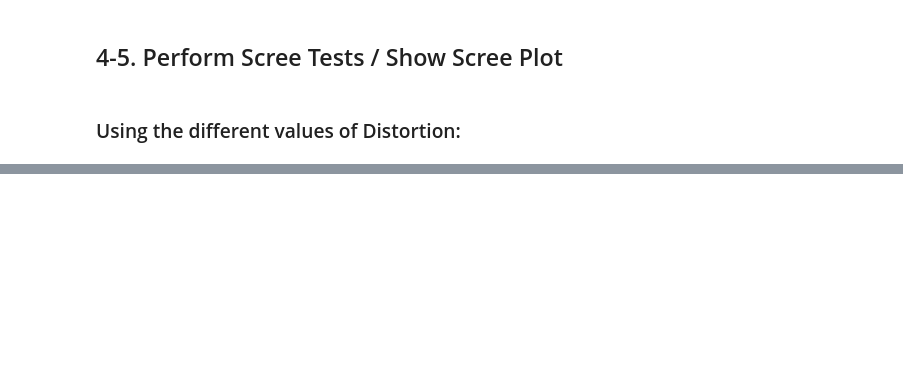
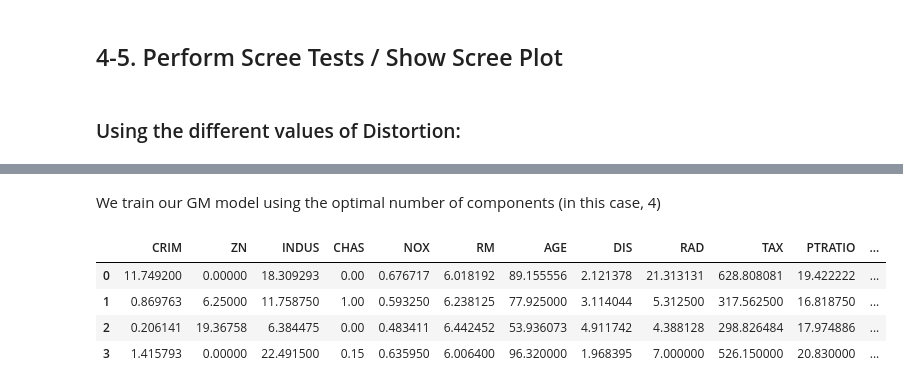
Before and after one commit to zqw86713/MSCA_31008_0N01_Winter_2023_Data_Mining_Principles, a Jupyter notebook: Assignment2/MScA_31008_Group_Assignment_2.ipynb, the cells around one changed output, grey strips where cells are left out. Drawn from its saved outputs; the diff is of its cells as text; code cells hidden in the pictures; blank space fills up the shorter version.

```diff
--- a/Assignment2/MScA_31008_Group_Assignment_2.ipynb
+++ b/Assignment2/MScA_31008_Group_Assignment_2.ipynb
@@ -199,0 +351,16 @@ From above visual interpretation, to determine the optimal number of clusters, w
+# %% [markdown]
+We train our GM model using the optimal number of components (in this case, 4)
+# %%
+# display means of gm clusters with 4 components
+gmm = GaussianMixture(random_state=gm_random_state, n_components=4, n_init=gm_n_init)
+gmm.fit(X_train)
+
+gmm_means_unscale = pd.DataFrame(scaler.inverse_transform(gmm.means_))
+gmm_means_unscale.columns = X.columns
+gmm_means_unscale
+# %% [output]
+|  | CRIM | ZN | INDUS | CHAS | NOX | RM | AGE | DIS | RAD | TAX | PTRATIO | ... |
+| 0 | 11.749200 | 0.00000 | 18.309293 | 0.00 | 0.676717 | 6.018192 | 89.155556 | 2.121378 | 21.313131 | 628.808081 | 19.422222 | ... |
+| 1 | 0.869763 | 6.25000 | 11.758750 | 1.00 | 0.593250 | 6.238125 | 77.925000 | 3.114044 | 5.312500 | 317.562500 | 16.818750 | ... |
+| 2 | 0.206141 | 19.36758 | 6.384475 | 0.00 | 0.483411 | 6.442452 | 53.936073 | 4.911742 | 4.388128 | 298.826484 | 17.974886 | ... |
+| 3 | 1.415793 | 0.00000 | 22.491500 | 0.15 | 0.635950 | 6.006400 | 96.320000 | 1.968395 | 7.000000 | 526.150000 | 20.830000 | ... |
```
Also changed, not shown: parts of 34 cells of this notebook, 2 other files.
